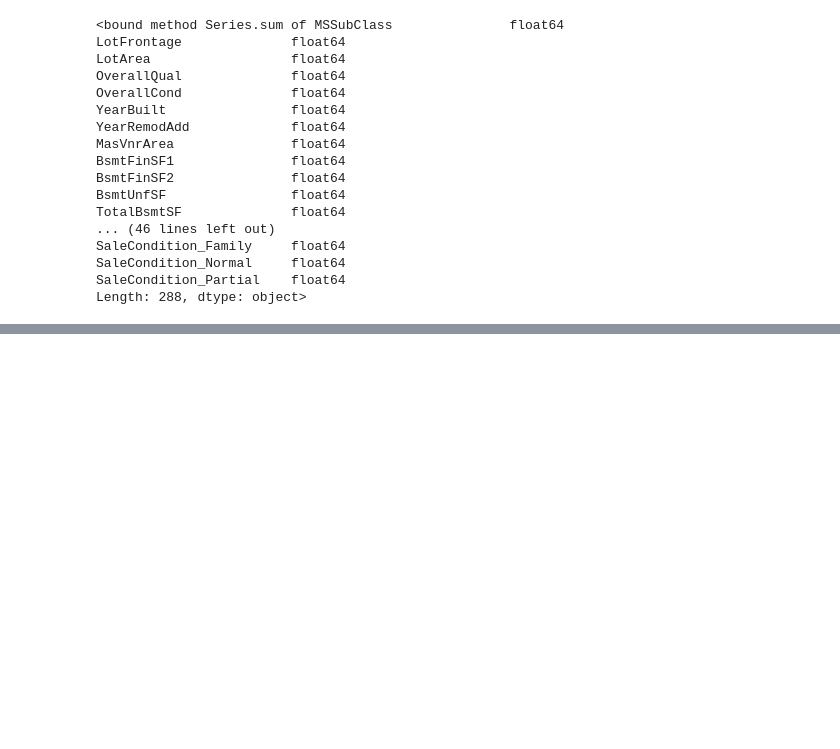
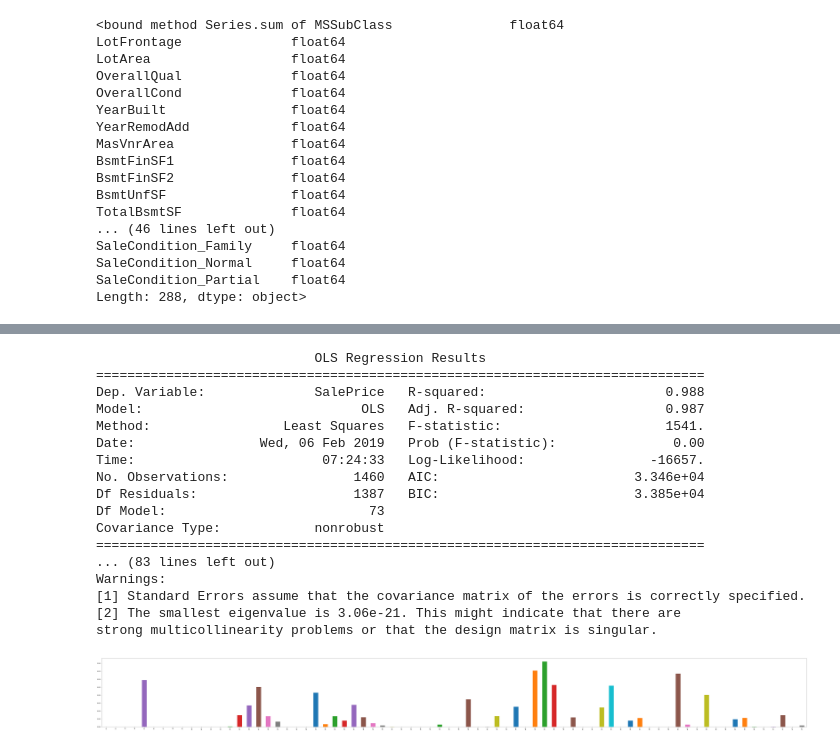
Before and after one commit to aB9s/HousingPrices_AdvancedRegressionTechniques, a Jupyter notebook: Housing_Prices_Prediction.ipynb, the cells around one changed output, grey strips where cells are left out. Drawn from its saved outputs; the diff is of its cells as text; code cells hidden in the pictures; blank space fills up the shorter version.

```diff
--- a/Housing_Prices_Prediction.ipynb
+++ b/Housing_Prices_Prediction.ipynb
@@ -268,0 +327,40 @@ Length: 288, dtype: object>
+# %%
+"""
+Automatic Backward Elimination using p_value only
+"""
+def backwardElimination(x, sl):
+    numVars = len(x[0])
+    for i in range(0, numVars):
+        regressor_OLS = sm.OLS(y_train, x).fit()
+        maxVar = max(regressor_OLS.pvalues)
+        if maxVar > sl:
+            for j in range(0, numVars - i):
+                if (regressor_OLS.pvalues[j] == maxVar):
+                    x = np.delete(x, j, 1)
+    print(regressor_OLS.summary())
+    plt.figure(figsize=(100,10))
+    regressor_OLS.pvalues.plot(kind='bar', stacked = True)
+    return x
+
+SL = 0.05
+X_opt = X_train_imputed[:,:]
+X_Modeled = backwardElimination(X_opt, SL)
+# %% [output]
+                            OLS Regression Results
+==============================================================================
+Dep. Variable:              SalePrice   R-squared:                       0.988
+Model:                            OLS   Adj. R-squared:                  0.987
+Method:                 Least Squares   F-statistic:                     1541.
+Date:                Wed, 06 Feb 2019   Prob (F-statistic):               0.00
+Time:                        07:24:33   Log-Likelihood:                -16657.
+No. Observations:                1460   AIC:                         3.346e+04
+Df Residuals:                    1387   BIC:                         3.385e+04
+Df Model:                          73
+Covariance Type:            nonrobust
+==============================================================================
+... (83 lines left out)
+Warnings:
+[1] Standard Errors assume that the covariance matrix of the errors is correctly specified.
+[2] The smallest eigenvalue is 3.06e-21. This might indicate that there are
+strong multicollinearity problems or that the design matrix is singular.
+[figure, added]
```
Also changed, not shown: parts of 6 cells of this notebook.
